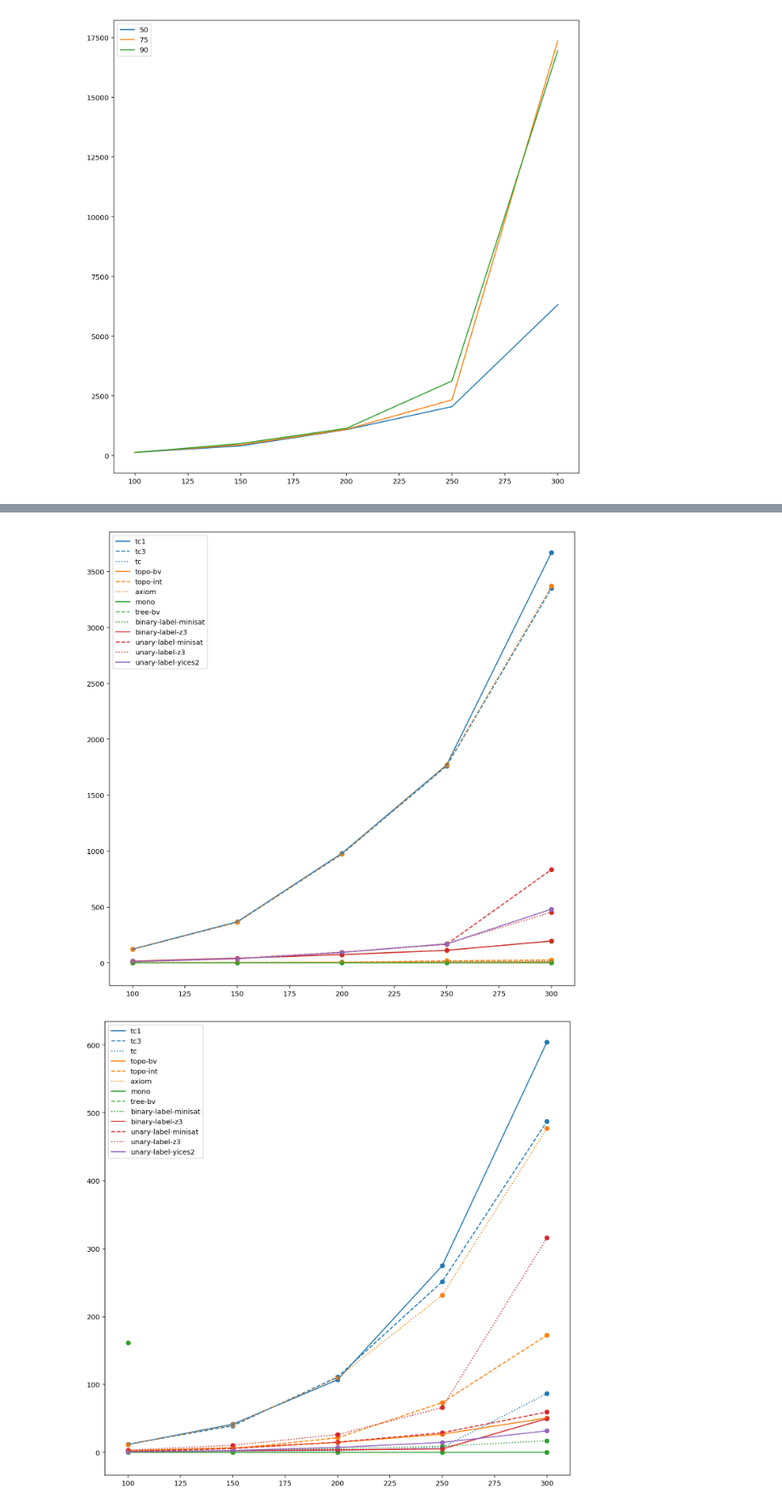
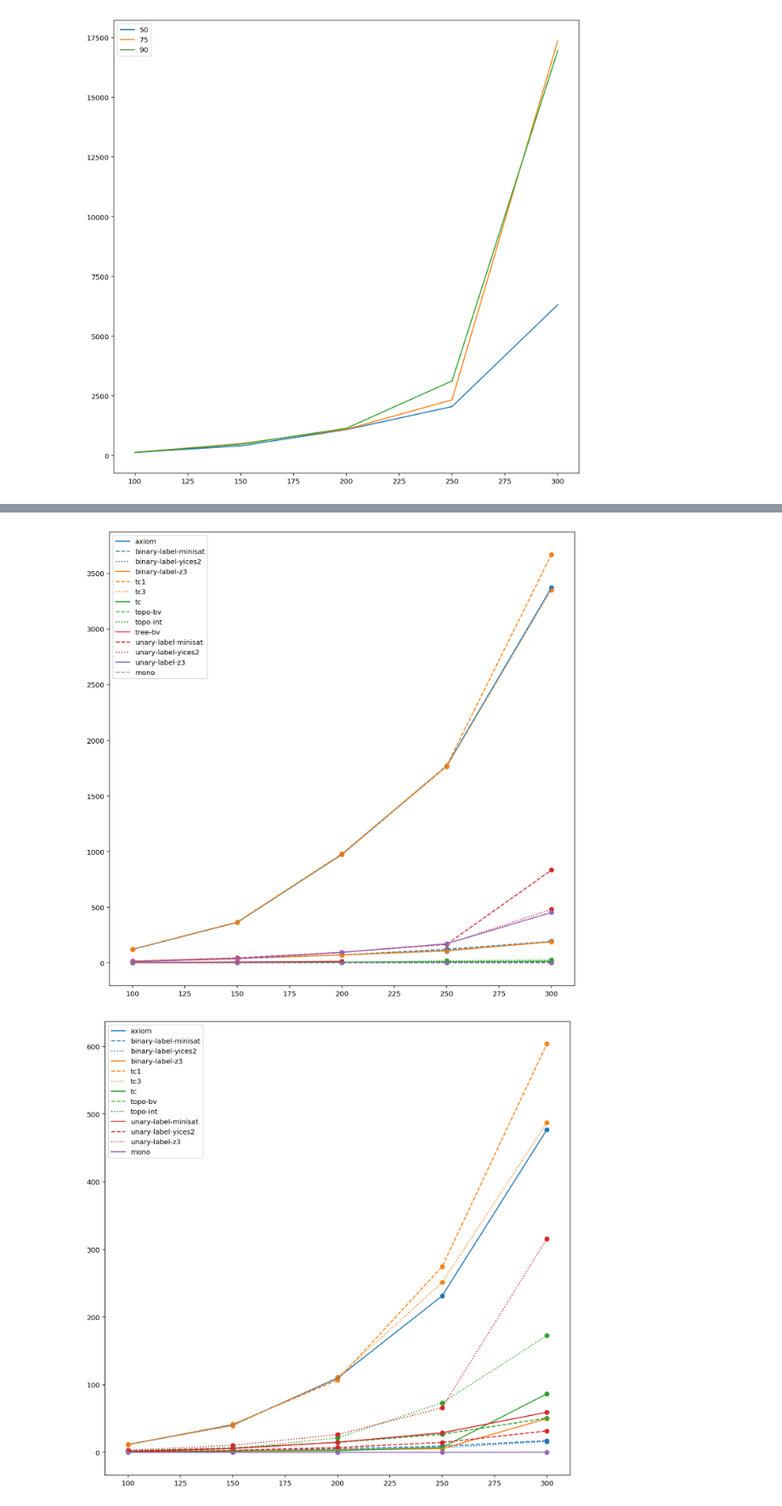
Before and after one commit to naizhengtan/CobraSAT, a Jupyter notebook: src/exploration.ipynb, the cells around one changed output, grey strips where cells are left out. Shown at 85% size. Saved outputs shown, nothing was run; the diff lists cells and outputs as text; code cells hidden in the pictures.

Commit message:
add results and notebook graphs

```diff
--- a/src/exploration.ipynb
+++ b/src/exploration.ipynb
@@ -4,7 +4,8 @@ from itertools import product
 from functools import reduce
 from collections import defaultdict
 
-results = pickle.load(open('../final.pckl', 'rb'))
+results = pickle.load(open('../final-2.pckl', 'rb'))
+results = sorted(results, key=lambda el: 'zzzz' if el['encoding'] == 'mono' else el['encoding'] + el['polygraph'])
 # %%
 read_percentages = [50, 75, 90]
 polygraph_sizes = range(100, 301, 50)
@@ -100,9 +102,8 @@ def encode_timing_for_percent(results, read_percent, timing):
     by_encoding = defaultdict(list)
     for size in polygraph_sizes:
         for result in results:
-            if result['polygraph'] == f'{polygraph_dir}/chengR{read_percent}-{size}.polyg':
+            if f'chengR{read_percent}-{size}.polyg' in result['polygraph']:
                 by_encoding[result['encoding']].append(result['result'][1][timing])
-
     return by_encoding
 # %%
 def plot_encode_time_for_percent(results, read_percent=50, exclude=[]):
@@ -125,7 +126,7 @@ def plot_encode_time_for_percent(results, read_percent=50, exclude=[]):
 # %%
 plot_encode_time_for_percent(results, 50)
 # %% [output]
-[figure, old version]
+[figure, new version]
 # %%
 def plot_solve_time_for_percent(results, read_percent=50, exclude=[]):
     fig, ax = plt.subplots(figsize=(12, 12))
@@ -145,8 +146,8 @@ def plot_solve_time_for_percent(results, read_percent=50, exclude=[]):
 #     ax.set_yscale('log')
     ax.legend()
 # %%
-plot_solve_time_for_percent(results, 50)
+plot_solve_time_for_percent(results, 50, exclude=['tree-bv'])
 # %% [output]
-[figure, old version]
+[figure, new version]
 # %%
 # number of clauses?
```
Also changed, not shown: parts of 15 cells of this notebook, 2 other files.
